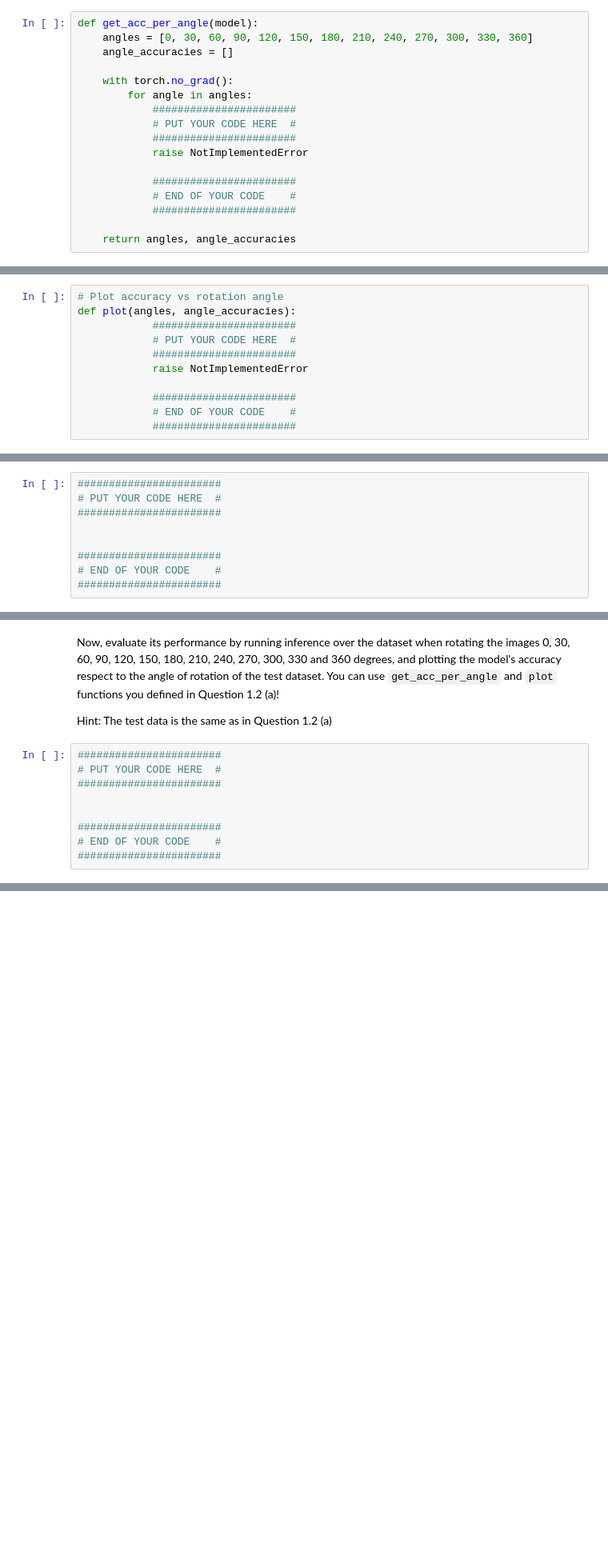
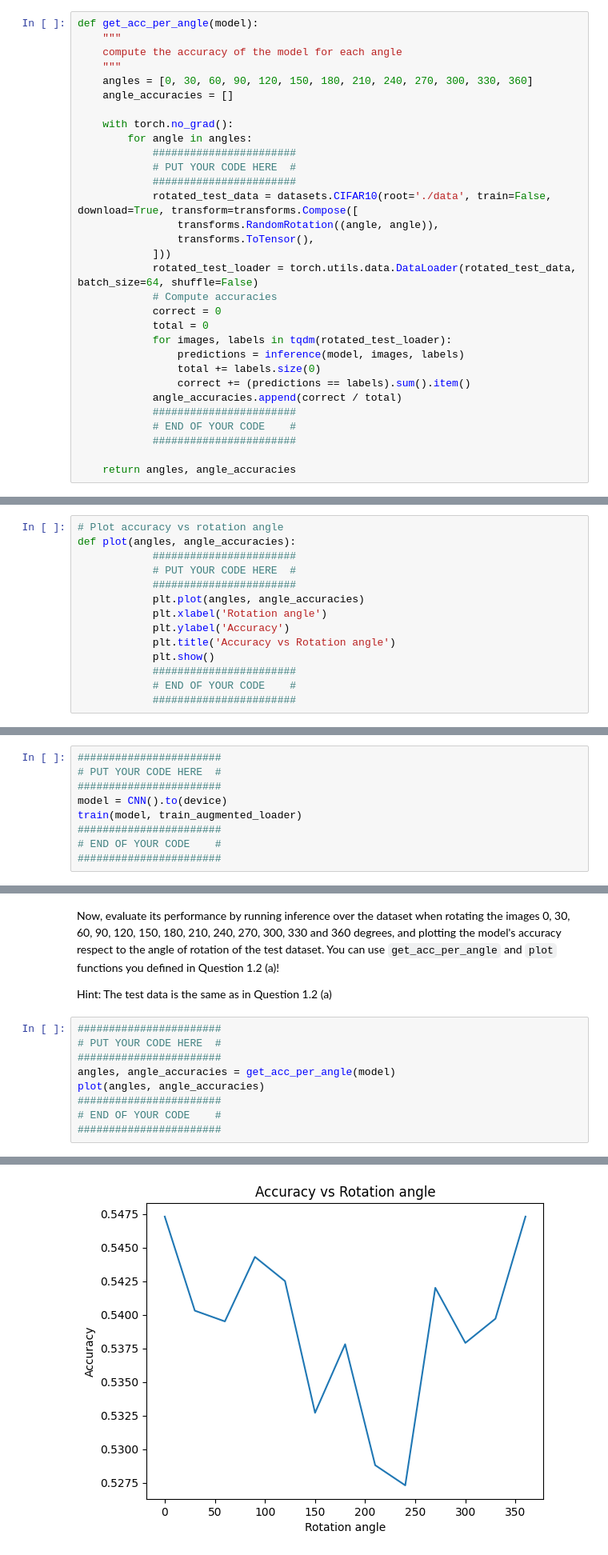
Before and after one commit to lesterpjy/uvadlc_practicals_2024, a Jupyter notebook: assignment2/part1/exercise1.2.ipynb, the cells around one changed output, grey strips where cells are left out. Shown: that part at 80% size. Saved outputs shown, nothing was run; the diff lists cells and outputs as text; blank space fills up the shorter version.

```diff
--- a/assignment2/part1/exercise1.2.ipynb
+++ b/assignment2/part1/exercise1.2.ipynb
@@ -122,6 +136,9 @@ def inference(model, images, labels):
     return predictions
 # %%
 def get_acc_per_angle(model):
+    """
+    compute the accuracy of the model for each angle
+    """
     angles = [0, 30, 60, 90, 120, 150, 180, 210, 240, 270, 300, 330, 360]
     angle_accuracies = []
 
@@ -130,8 +147,19 @@ def get_acc_per_angle(model):
             #######################
             # PUT YOUR CODE HERE  #
             #######################
-            raise NotImplementedError
-
+            rotated_test_data = datasets.CIFAR10(root='./data', train=False, download=True, transform=transforms.Compose([
+                transforms.RandomRotation((angle, angle)),
+                transforms.ToTensor(),
+            ]))
+            rotated_test_loader = torch.utils.data.DataLoader(rotated_test_data, batch_size=64, shuffle=False)
+            # Compute accuracies
+            correct = 0
+            total = 0
+            for images, labels in tqdm(rotated_test_loader):
+                predictions = inference(model, images, labels)
+                total += labels.size(0)
+                correct += (predictions == labels).sum().item()
+            angle_accuracies.append(correct / total)
             #######################
             # END OF YOUR CODE    #
             #######################
@@ -145,8 +187,11 @@ def plot(angles, angle_accuracies):
             #######################
             # PUT YOUR CODE HERE  #
             #######################
-            raise NotImplementedError
-
+            plt.plot(angles, angle_accuracies)
+            plt.xlabel('Rotation angle')
+            plt.ylabel('Accuracy')
+            plt.title('Accuracy vs Rotation angle')
+            plt.show()
             #######################
             # END OF YOUR CODE    #
             #######################
@@ -182,8 +235,8 @@ Note: Again, you shouldn't need Snellius to run it
 #######################
 # PUT YOUR CODE HERE  #
 #######################
-
-
+model = CNN().to(device)
+train(model, train_augmented_loader)
 #######################
 # END OF YOUR CODE    #
 #######################
@@ -195,8 +259,9 @@ Hint: The test data is the same as in Question 1.2 (a)
 #######################
 # PUT YOUR CODE HERE  #
 #######################
-
-
+angles, angle_accuracies = get_acc_per_angle(model)
+plot(angles, angle_accuracies)
 #######################
 # END OF YOUR CODE    #
 #######################
+# %% [output]
@@ -202,0 +281 @@ Hint: The test data is the same as in Question 1.2 (a)
+[figure, added]
```
Also changed, not shown: parts of 11 cells of this notebook, 3 other files.
